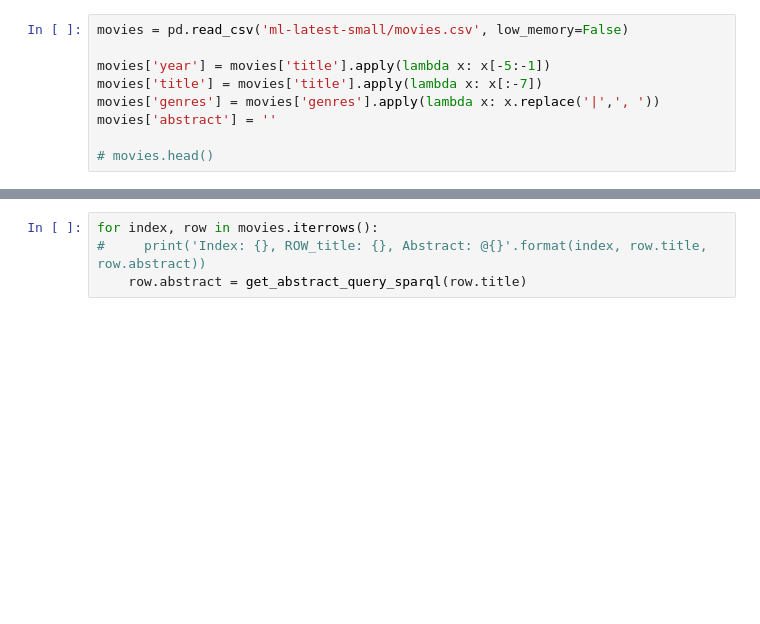
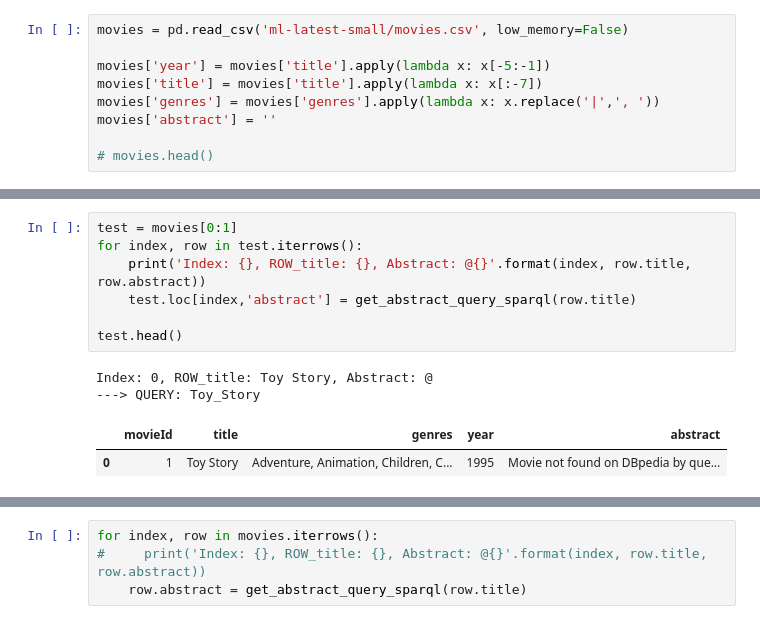
Before and after one commit to amandachagas/sparqlmovielens, a Jupyter notebook: SparqlMovielens.ipynb, the cells around one changed output, grey strips where cells are left out. Saved outputs shown, nothing was run; the diff lists cells and outputs as text; blank space fills up the shorter version.

```diff
--- a/SparqlMovielens.ipynb
+++ b/SparqlMovielens.ipynb
@@ -65,0 +66,12 @@ get_abstract_query_sparql("Mr._Holland's_Opus")
+# %%
+test = movies[0:1]
+for index, row in test.iterrows():
+    print('Index: {}, ROW_title: {}, Abstract: @{}'.format(index, row.title, row.abstract))
+    test.loc[index,'abstract'] = get_abstract_query_sparql(row.title)
+
+test.head()
+# %% [output]
+Index: 0, ROW_title: Toy Story, Abstract: @
+---> QUERY: Toy_Story
+|  | movieId | title | genres | year | abstract |
+| 0 | 1 | Toy Story | Adventure, Animation, Children, C... | 1995 | Movie not found on DBpedia by que... |
```
Also changed, not shown: parts of 3 cells of this notebook, 6 other files.
